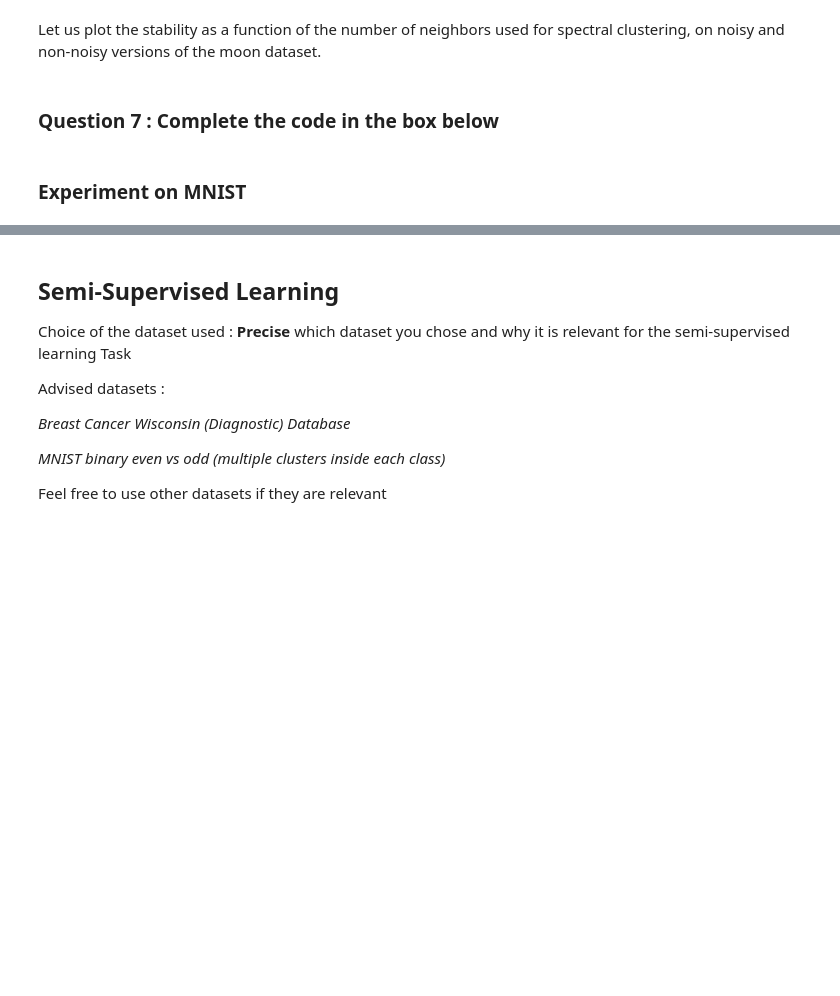
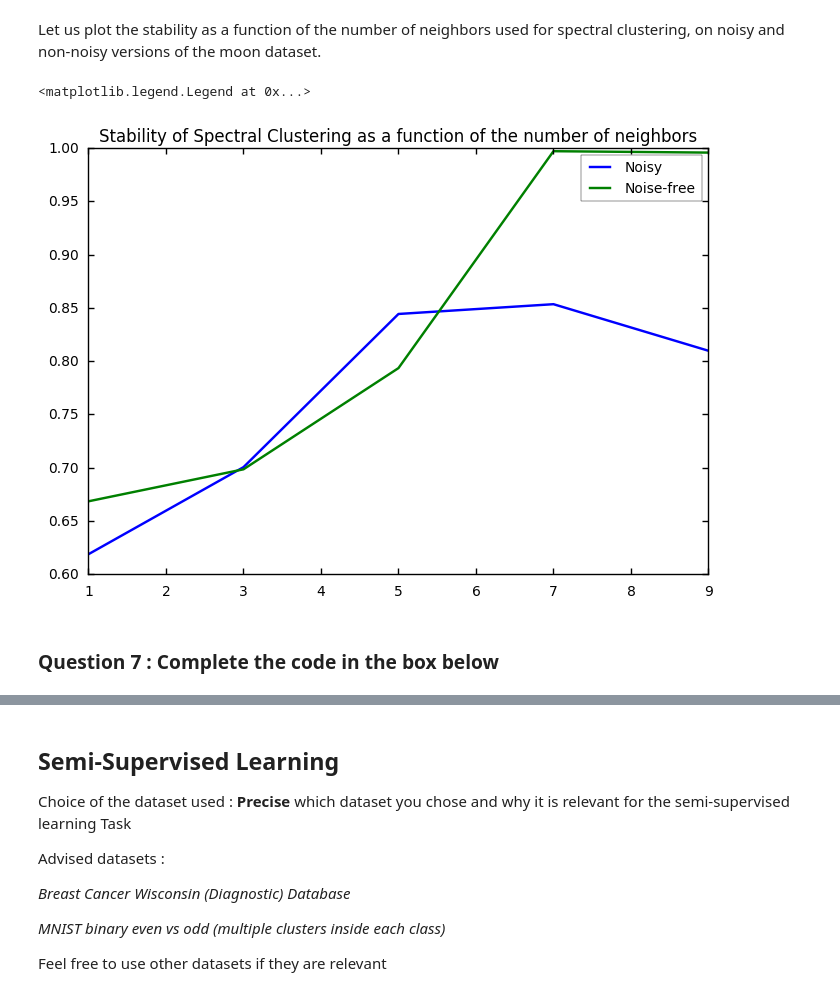
Before and after one commit to TdOpt/SpectralClustering, a Jupyter notebook: TP_SpectralClustering.ipynb, the cells around one changed output, grey strips where cells are left out. Drawn from its saved outputs; the diff is of its cells as text; code cells hidden in the pictures; blank space fills up the shorter version.

Commit message:
End of class commit, still some running time issues on agglomerative clustering stability

```diff
--- a/TP_SpectralClustering.ipynb
+++ b/TP_SpectralClustering.ipynb
@@ -135,21 +141,25 @@ Let us plot the stability as a function of the number of neighbors used for spec
 # %%
 noise_free_stability = []
 noisy_stability = []
 n_neighbors_list = np.arange(1,11,2)
 for k in n_neighbors_list:
     noisy_stability.append(
         cluster_stability(noisy_moons[.2][0],
             (lambda X, clusters: SpectralClustering(n_clusters=clusters,
                             affinity="precomputed").fit_predict(kneighbors_graph(X, k, mode='distance', p=2).todense())),
-            B=20, f=0.8))
+            B=50, f=0.8))
     noise_free_stability.append(
         cluster_stability(noisy_moons[.05][0],
             (lambda X, clusters: SpectralClustering(n_clusters=clusters,
                             affinity="precomputed").fit_predict(kneighbors_graph(X, k, mode='distance', p=2).todense())),
-            B=20, f=0.8))
+            B=50, f=0.8))
 
 plt.plot(n_neighbors_list, noisy_stability, label = "Noisy")
 plt.plot(n_neighbors_list, noise_free_stability, label = "Noise-free")
+plt.title("Stability of Spectral Clustering as a function of the number of neighbors")
 plt.legend()
+# %% [output]
+<matplotlib.legend.Legend at 0x...>
+[figure, added]
 # %% [markdown]
 ### Question 7 : Complete the code in the box below
@@ -158,2 +165,0 @@ from sklearn.cluster import AgglomerativeClustering
-# %% [markdown]
-### Experiment on MNIST
```
Also changed, not shown: parts of 13 cells of this notebook.
